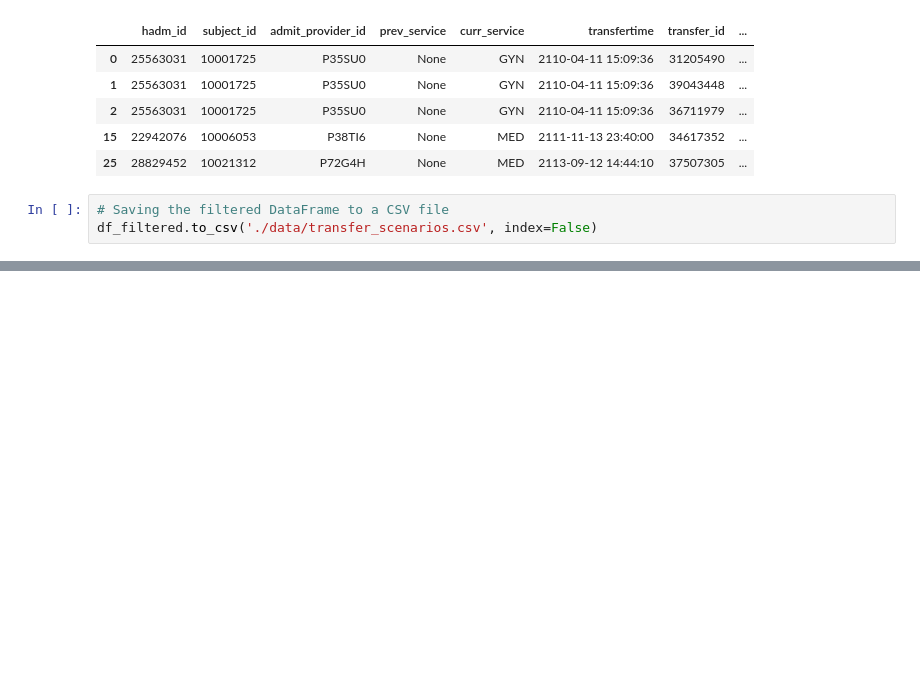
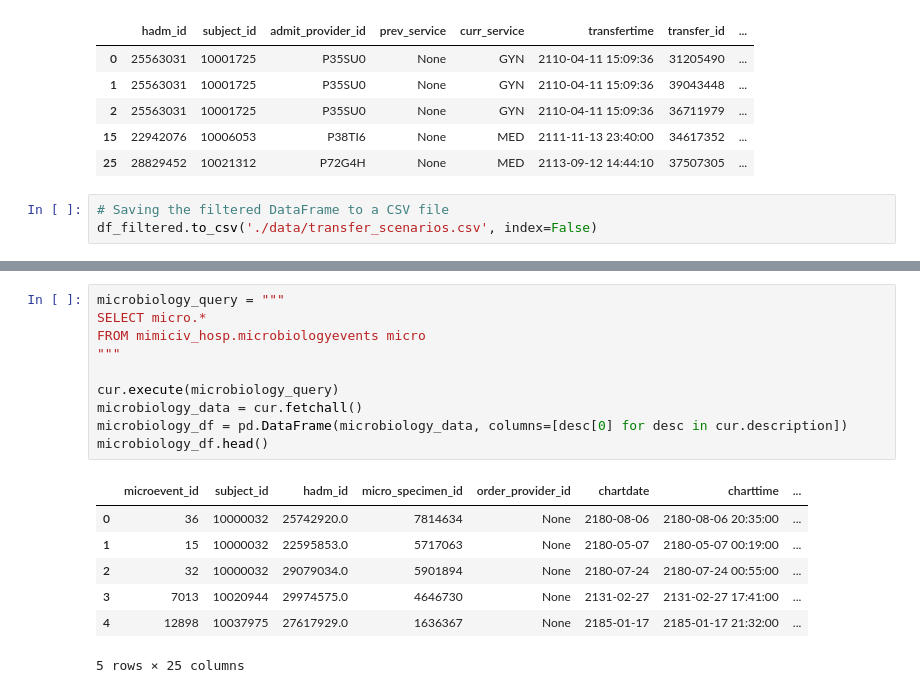
Before and after one commit to giulioelmi/AI-transfer, a Jupyter notebook: mimiciv.ipynb, the cells around one changed output, grey strips where cells are left out. Saved outputs shown, nothing was run; the diff lists cells and outputs as text; blank space fills up the shorter version.

```diff
--- a/mimiciv.ipynb
+++ b/mimiciv.ipynb
@@ -379,0 +412,18 @@ df_services.head()
+# %%
+microbiology_query = """
+SELECT micro.*
+FROM mimiciv_hosp.microbiologyevents micro
+"""
+
+cur.execute(microbiology_query)
+microbiology_data = cur.fetchall()
+microbiology_df = pd.DataFrame(microbiology_data, columns=[desc[0] for desc in cur.description])
+microbiology_df.head()
+# %% [output]
+|  | microevent_id | subject_id | hadm_id | micro_specimen_id | order_provider_id | chartdate | charttime | ... |
+| 0 | 36 | 10000032 | 25742920.0 | 7814634 | None | 2180-08-06 | 2180-08-06 20:35:00 | ... |
+| 1 | 15 | 10000032 | 22595853.0 | 5717063 | None | 2180-05-07 | 2180-05-07 00:19:00 | ... |
+| 2 | 32 | 10000032 | 29079034.0 | 5901894 | None | 2180-07-24 | 2180-07-24 00:55:00 | ... |
+| 3 | 7013 | 10020944 | 29974575.0 | 4646730 | None | 2131-02-27 | 2131-02-27 17:41:00 | ... |
+| 4 | 12898 | 10037975 | 27617929.0 | 1636367 | None | 2185-01-17 | 2185-01-17 21:32:00 | ... |
+5 rows × 25 columns
```
Also changed, not shown: parts of 10 cells of this notebook, 1 other file.
